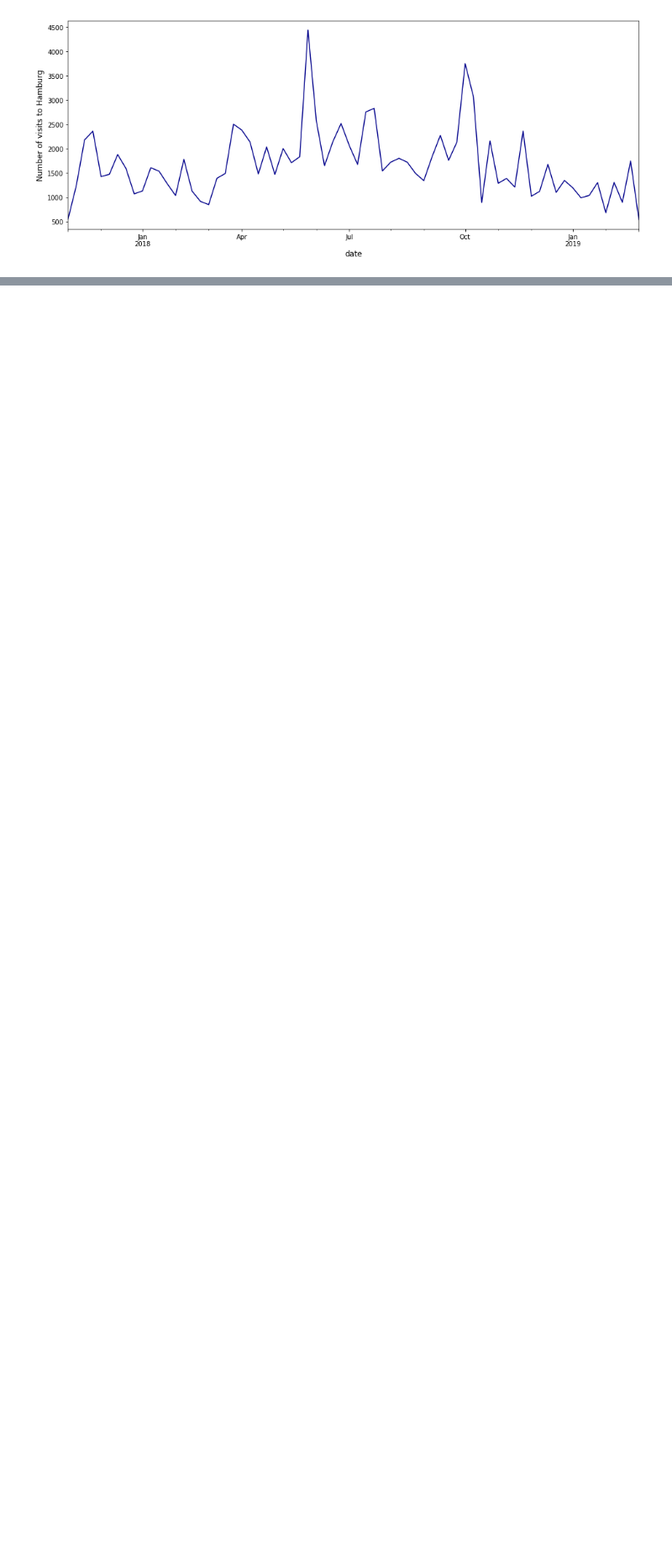
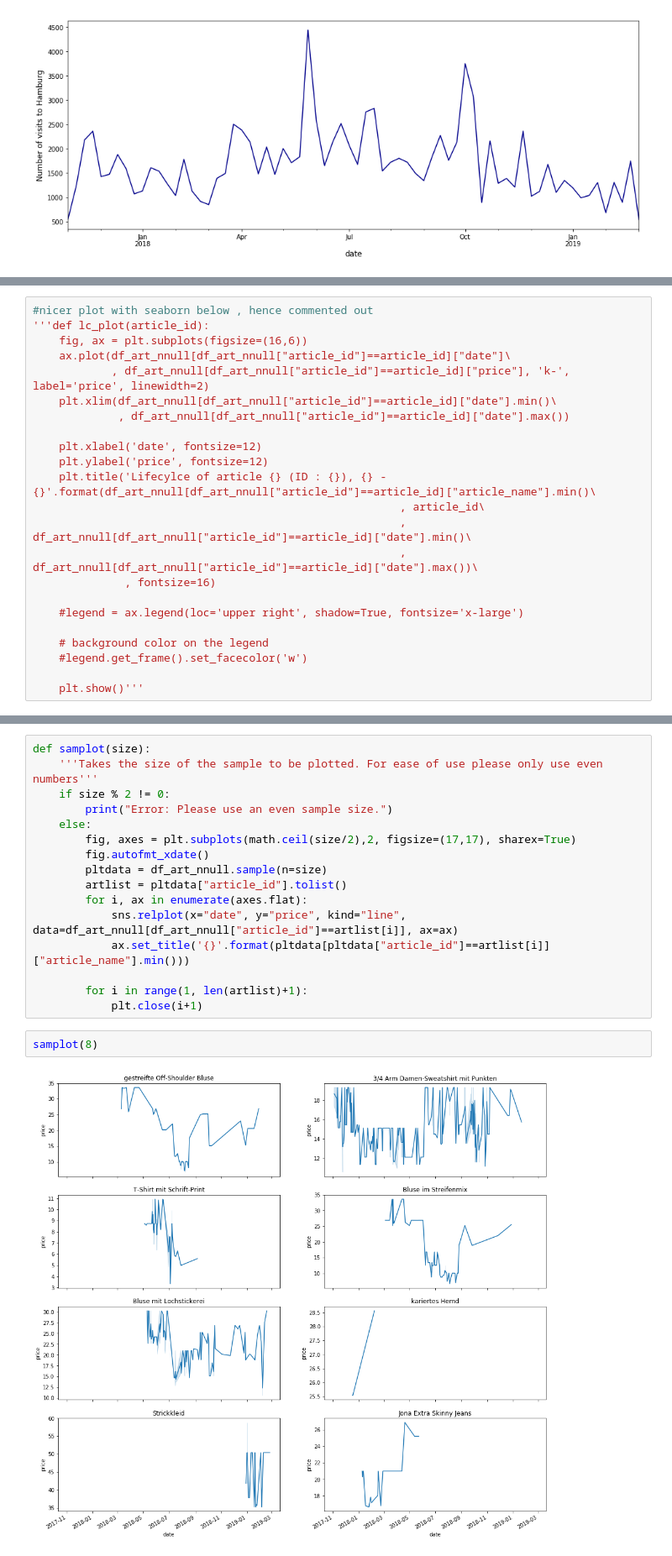
Before and after one commit to s-lau-42/Project_3_Online_Shop_Analysis, a Jupyter notebook: TT_Plots.ipynb, the cells around one changed output, grey strips where cells are left out. Shown at 84% size. Cells and saved outputs as stored; diff of their text form; blank space fills up the shorter version.

```diff
--- a/TT_Plots.ipynb
+++ b/TT_Plots.ipynb
@@ -282,0 +303,23 @@ plt.axis('off');
+# %%
+#nicer plot with seaborn below , hence commented out
+'''def lc_plot(article_id):
+    fig, ax = plt.subplots(figsize=(16,6))
+    ax.plot(df_art_nnull[df_art_nnull["article_id"]==article_id]["date"]\
+            , df_art_nnull[df_art_nnull["article_id"]==article_id]["price"], 'k-', label='price', linewidth=2)
+    plt.xlim(df_art_nnull[df_art_nnull["article_id"]==article_id]["date"].min()\
+             , df_art_nnull[df_art_nnull["article_id"]==article_id]["date"].max())
+
+    plt.xlabel('date', fontsize=12)
+    plt.ylabel('price', fontsize=12)
+    plt.title('Lifecylce of article {} (ID : {}), {} - {}'.format(df_art_nnull[df_art_nnull["article_id"]==article_id]["article_name"].min()\
+                                                        , article_id\
+                                                        , df_art_nnull[df_art_nnull["article_id"]==article_id]["date"].min()\
+                                                        , df_art_nnull[df_art_nnull["article_id"]==article_id]["date"].max())\
+              , fontsize=16)
+
+    #legend = ax.legend(loc='upper right', shadow=True, fontsize='x-large')
+
+    # background color on the legend
+    #legend.get_frame().set_facecolor('w')
+
+    plt.show()'''
@@ -282,0 +362,20 @@ plt.axis('off');
+# %%
+def samplot(size):
+    '''Takes the size of the sample to be plotted. For ease of use please only use even numbers'''
+    if size % 2 != 0:
+        print("Error: Please use an even sample size.")
+    else:
+        fig, axes = plt.subplots(math.ceil(size/2),2, figsize=(17,17), sharex=True)
+        fig.autofmt_xdate()
+        pltdata = df_art_nnull.sample(n=size)
+        artlist = pltdata["article_id"].tolist()
+        for i, ax in enumerate(axes.flat):
+            sns.relplot(x="date", y="price", kind="line", data=df_art_nnull[df_art_nnull["article_id"]==artlist[i]], ax=ax)
+            ax.set_title('{}'.format(pltdata[pltdata["article_id"]==artlist[i]]["article_name"].min()))
+
+        for i in range(1, len(artlist)+1):
+            plt.close(i+1)
+# %%
+samplot(8)
+# %% [output]
+[figure, added]
```
Also changed, not shown: parts of 11 cells of this notebook, 1 other file.
